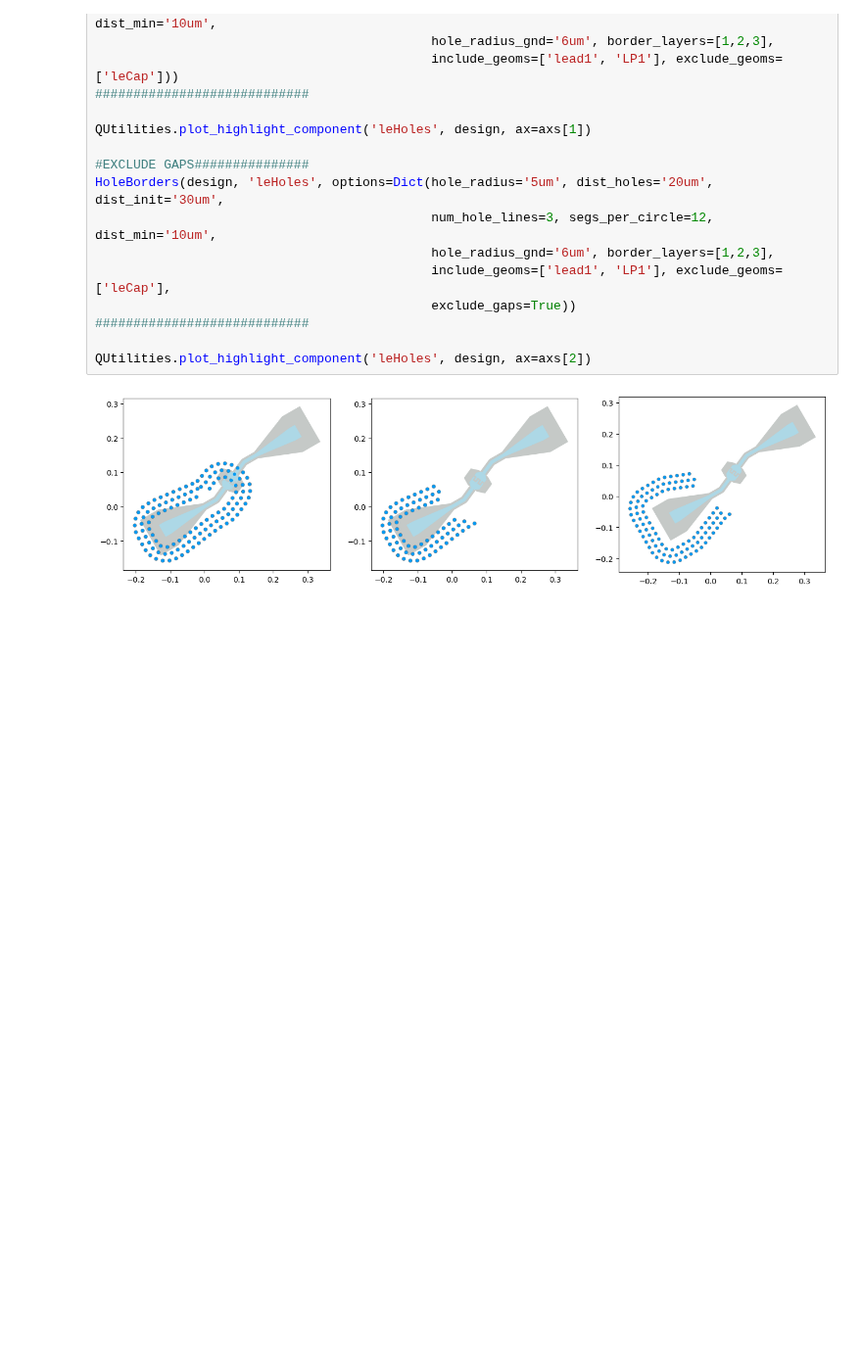
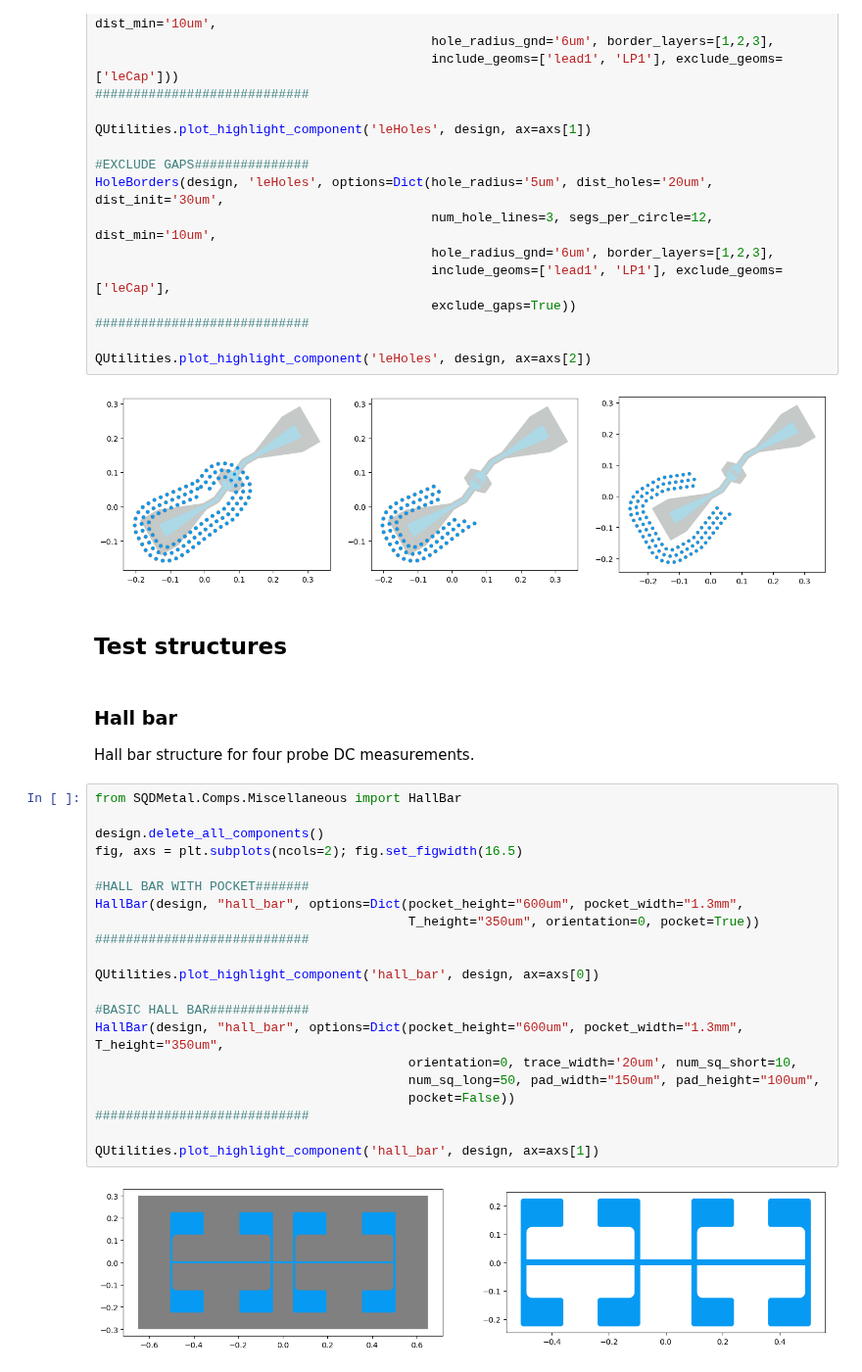
Before and after one commit to 6biscuits/SQDMetal, a Jupyter notebook: .doctrees/nbsphinx/comps/Comps_All.ipynb, the cells around one changed output. Shown at 98% size. Cells and saved outputs as stored; diff of their text form; blank space fills up the shorter version.

```diff
--- a/.doctrees/nbsphinx/comps/Comps_All.ipynb
+++ b/.doctrees/nbsphinx/comps/Comps_All.ipynb
@@ -1533,3 +1586,32 @@ HoleBorders(design, 'leHoles', options=Dict(hole_radius='5um', dist_holes='20um'
 QUtilities.plot_highlight_component('leHoles', design, ax=axs[2])
 # %% [output]
 [figure]
+# %% [markdown]
+## Test structures  <a class="anchor" id="test_structures"></a>
+# %% [markdown]
+### Hall bar <a class="anchor" id="hall-bar"></a>
+
+Hall bar structure for four probe DC measurements.
+# %%
+from SQDMetal.Comps.Miscellaneous import HallBar
+
+design.delete_all_components()
+fig, axs = plt.subplots(ncols=2); fig.set_figwidth(16.5)
+
+#HALL BAR WITH POCKET#######
+HallBar(design, "hall_bar", options=Dict(pocket_height="600um", pocket_width="1.3mm",
+                                         T_height="350um", orientation=0, pocket=True))
+############################
+
+QUtilities.plot_highlight_component('hall_bar', design, ax=axs[0])
+
+#BASIC HALL BAR#############
+HallBar(design, "hall_bar", options=Dict(pocket_height="600um", pocket_width="1.3mm", T_height="350um",
+                                         orientation=0, trace_width='20um', num_sq_short=10,
+                                         num_sq_long=50, pad_width="150um", pad_height="100um",
+                                         pocket=False))
+############################
+
+QUtilities.plot_highlight_component('hall_bar', design, ax=axs[1])
+# %% [output]
+[figure, added]
```
Also changed, not shown: parts of 8 cells of this notebook, 25 other files.
